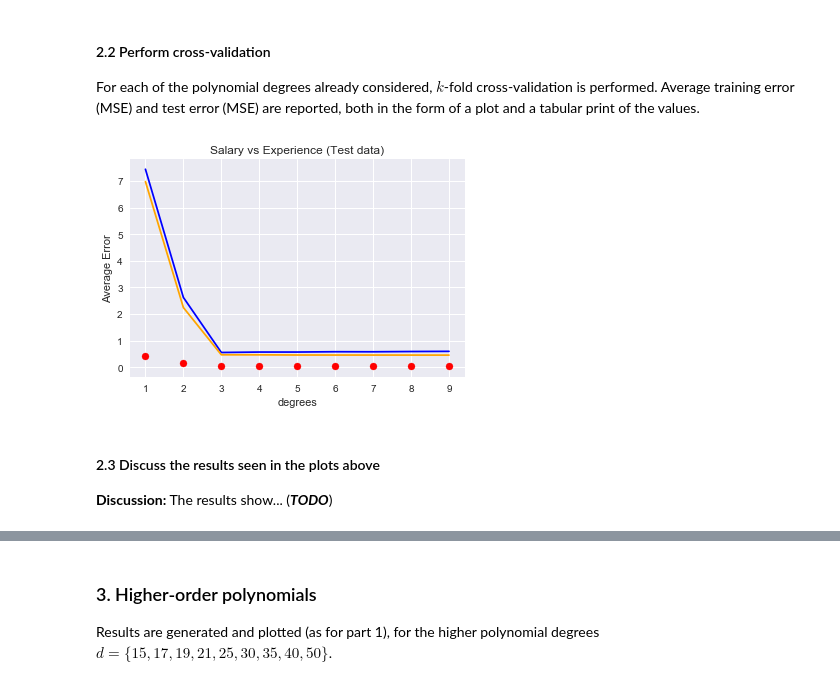
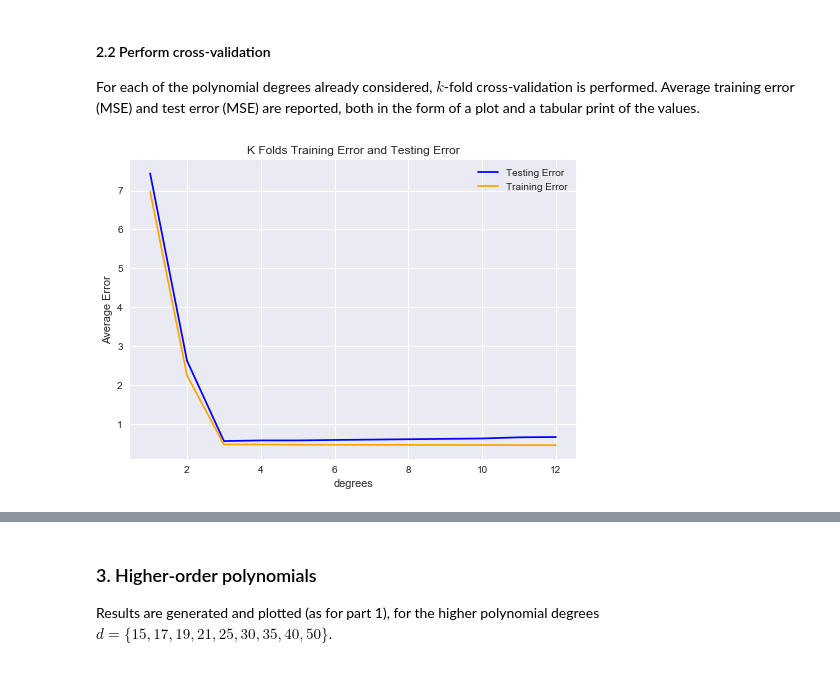
Before and after one commit to drakezhu/comp135_MachineLearning, a Jupyter notebook: hw02/src_and_data/hw02.ipynb, the cells around one changed output, grey strips where cells are left out. Cells and saved outputs as stored; diff of their text form; code cells hidden in the pictures.

```diff
--- a/hw02/src_and_data/hw02.ipynb
+++ b/hw02/src_and_data/hw02.ipynb
@@ -268,15 +262,14 @@ testErrors,trainErrors = TestingTrainingError(xTrains,yTrains,[1,2,3,4,5,6,7,8,9
+# %%
+xTrains,yTrains = generateFolds(k)
+polyFeatures = [1,2,3,4,5,6,10,11,12]
+testErrors,trainErrors = TestingTrainingError(xTrains,yTrains,polyFeatures)
 # %%
-# plot predicted line for test data
-plt.scatter(polyFeatures, errors, color='red')
-plt.plot(polyFeatures, testErrors, color='blue')
-plt.plot(polyFeatures, trainErrors, color='orange')
-plt.title('Salary vs Experience (Test data)')
+plt.plot(polyFeatures, testErrors, color='blue', label = 'Testing Error')
+plt.plot(polyFeatures, trainErrors, color='orange', label = 'Training Error')
+plt.title('K Folds Training Error and Testing Error')
 plt.xlabel('degrees')
 plt.ylabel('Average Error')
+plt.legend()
 plt.show()
 # %% [output]
-[figure, old version]
+[figure, new version]
-# %% [markdown]
-#### 2.3 Discuss the results seen in the plots above
-
-**Discussion:** The results show... (***TODO***)
```
Also changed, not shown: parts of 17 cells of this notebook, 30 other files.
